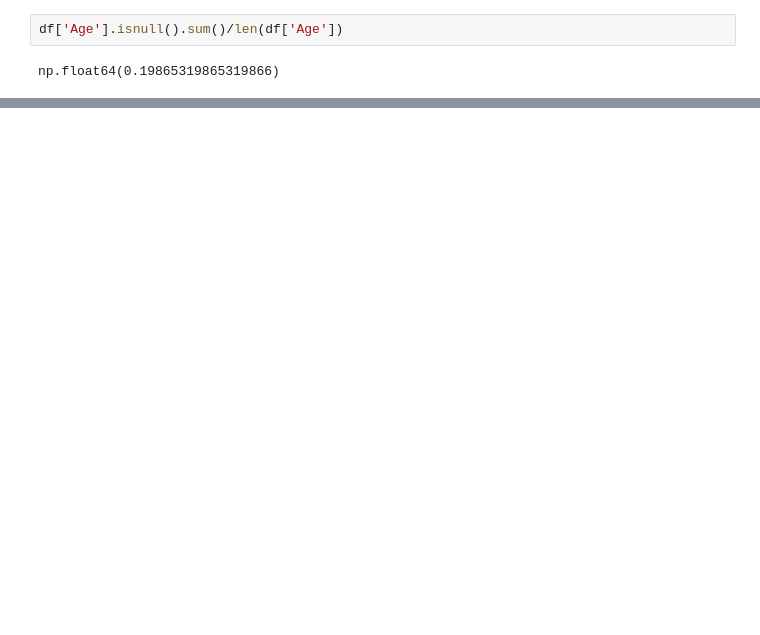
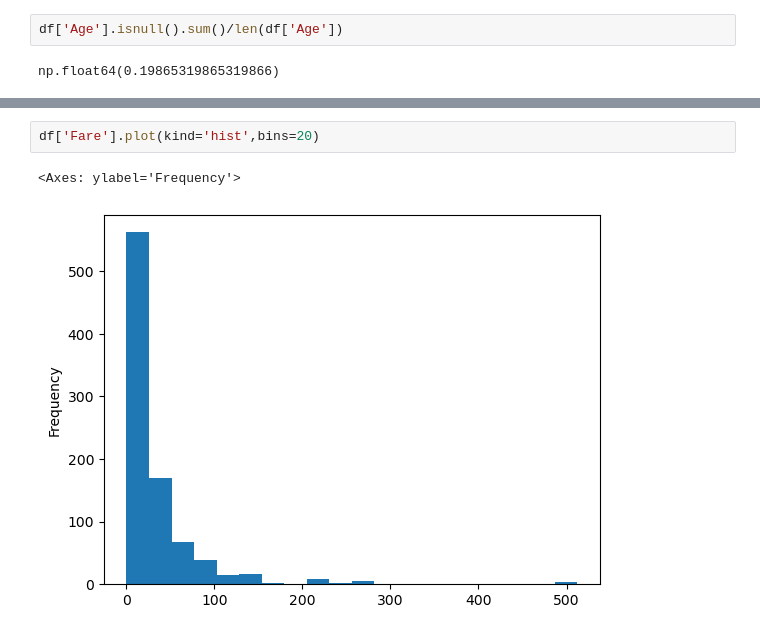
Before and after one commit to ranjansinghds/data-science-analysis, a Jupyter notebook: exploratory-data-analysis/eda_and_drawing_conclusions.ipynb, the cells around one changed output, grey strips where cells are left out. Drawn from its saved outputs; the diff is of its cells as text; blank space fills up the shorter version.

```diff
--- a/exploratory-data-analysis/eda_and_drawing_conclusions.ipynb
+++ b/exploratory-data-analysis/eda_and_drawing_conclusions.ipynb
@@ -130,0 +147,5 @@ np.float64(0.19865319865319866)
+# %%
+df['Fare'].plot(kind='hist',bins=20)
+# %% [output]
+<Axes: ylabel='Frequency'>
+[figure, added]
```
Also changed, not shown: parts of 30 cells of this notebook.
